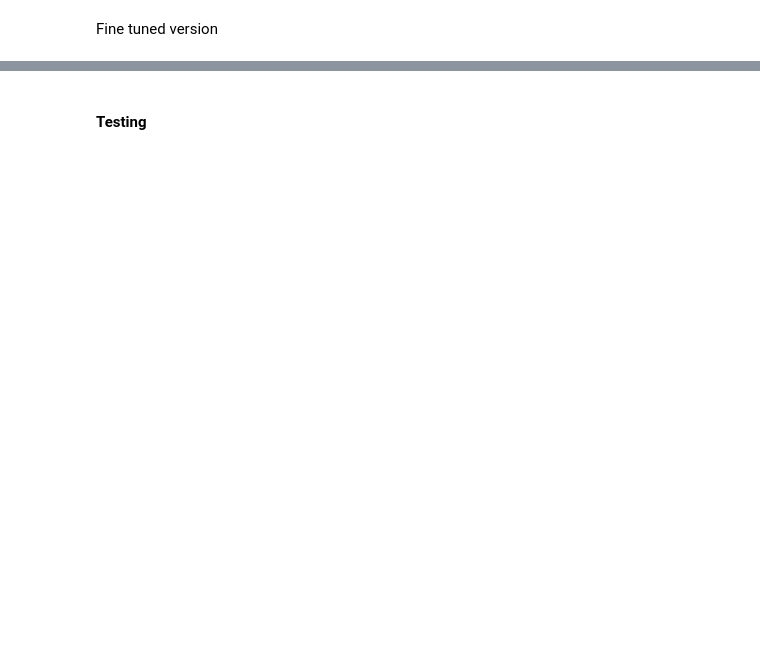
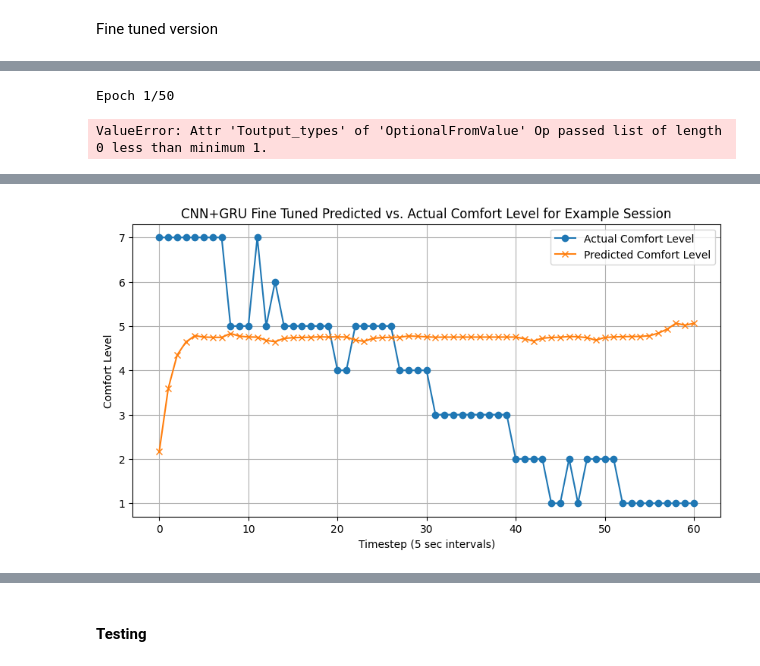
Before and after one commit to GokayToga/VRCM.Net, a Jupyter notebook: VRCMNet.ipynb, the cells around one changed output, grey strips where cells are left out. Saved outputs shown, nothing was run; the diff lists cells and outputs as text; code cells hidden in the pictures; blank space fills up the shorter version.

```diff
--- a/VRCMNet.ipynb
+++ b/VRCMNet.ipynb
@@ -1078 +1123,50 @@ Epoch 150/150
+# %%
+# Fix sample weight shapes
+comfort_weights_train = weights_train.squeeze(-1)         # (batch, T)
+trend_weights_train   = weights_train.squeeze(-1)         # (batch, T)
+
+comfort_weights_test  = weights_test.squeeze(-1)          # (batch, T)
+trend_weights_test    = weights_test.squeeze(-1)          # (batch, T)
+
+sample_weight = {
+    'comfort': weights_train.squeeze(-1),   # Shape: (24, 76)
+    'trend_cls': weights_train.squeeze(-1)  # Shape: (24, 76)
+}
+
+validation_sample_weight = {
+    'comfort': weights_test.squeeze(-1),   # Shape: (24, 76)
+    'trend_cls': weights_test.squeeze(-1)  # Shape: (24, 76)
+}
+
+
+
+# Train the model
+history = model_trend.fit(
+    x = X_train_scaled,
+    y = {'comfort':    y_train,
+         'trend_cls':  y_train_cls},
+    sample_weight = {
+        'comfort':    comfort_weights_train,
+        'trend_cls':  trend_weights_train
+    },
+    validation_data = (
+        X_test_scaled,
+        {'comfort':    y_test,
+         'trend_cls':  y_test_cls},
+        {
+         'comfort':    comfort_weights_test,
+         'trend_cls':  trend_weights_test
+        }
+    ),
+    epochs=50,
+    batch_size=8,
+    callbacks=[
+      EarlyStopping(monitor='val_comfort_mae', patience=8, restore_best_weights=True),
+      ReduceLROnPlateau(monitor='val_comfort_loss', factor=0.5, patience=5, min_lr=1e-6)
+    ],
+    verbose=1
+)
+# %% [output]
+Epoch 1/50
+ValueError: Attr 'Toutput_types' of 'OptionalFromValue' Op passed list of length 0 less than minimum 1.
 # %%
@@ -1081,0 +1177,30 @@ model_gru = tf.keras.models.load_model("/content/FT_CNN_GRU_Model.keras")
+# %%
+loss, mae = model_gru.evaluate(X_test, y_test, sample_weight=weights_test.squeeze(-1))
+print("Test MSE:", loss)
+print("Test MAE:", mae)
+
+# Predict on the test set
+y_pred = model_gru.predict(X_test)
+
+# Visualize predictions for one example session from the test set.
+import matplotlib.pyplot as plt
+
+# Choose an example session (e.g., first one)
+example_idx = 1
+# Determine the actual length of the session from weights: non-zero entries indicate real timesteps.
+real_length = np.sum(weights_test[example_idx].squeeze() > 0)
+
+# Extract the actual and predicted values for real timesteps only.
+y_true_example = y_test[example_idx].squeeze()[:int(real_length)]
+y_pred_example = y_pred[example_idx].squeeze()[:int(real_length)]
+
+plt.figure(figsize=(10, 5))
+plt.plot(y_true_example, label="Actual Comfort Level", marker='o')
+plt.plot(y_pred_example, label="Predicted Comfort Level", marker='x')
+plt.xlabel("Timestep (5 sec intervals)")
+plt.ylabel("Comfort Level")
+plt.title("CNN+GRU Fine Tuned Predicted vs. Actual Comfort Level for Example Session")
+plt.legend()
+plt.grid(True)
+plt.show()
+# %% [output]
@@ -1082,3 +1211,4 @@ model_gru = tf.keras.models.load_model("/content/FT_CNN_GRU_Model.keras")
+[figure, added]
 # %%
 loss, mae = model_gru.evaluate(X_test, y_test, sample_weight=weights_test.squeeze(-1))
 print("Test MSE:", loss)
```
Also changed, not shown: parts of 30 cells of this notebook.
